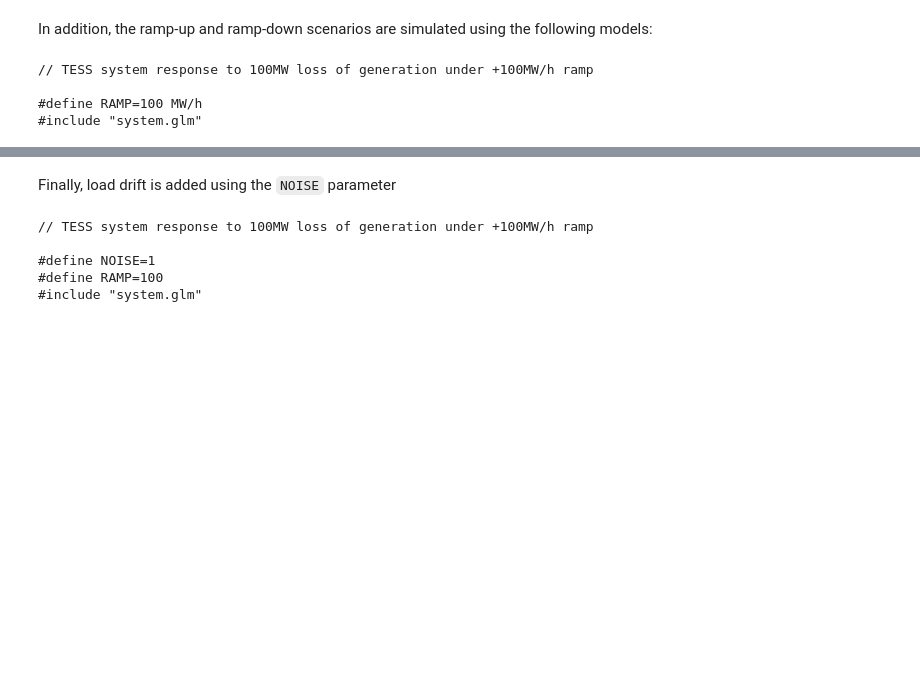
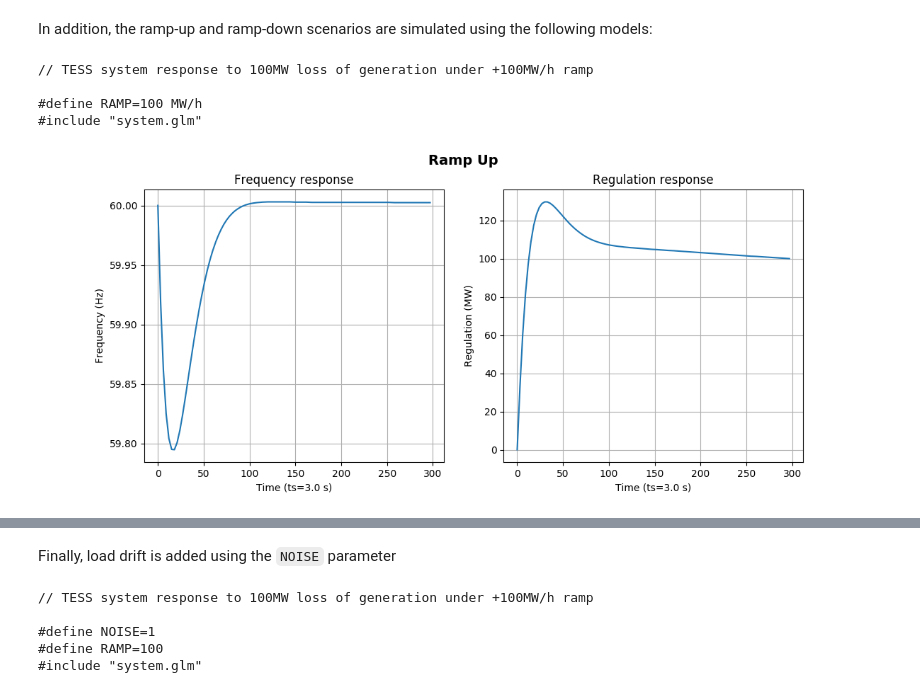
Before and after one commit to slacgismo/TESS, a Jupyter notebook: analysis/stability/TESS Stability Analysis.ipynb, the cells around one changed output, grey strips where cells are left out. Drawn from its saved outputs; the diff is of its cells as text; code cells hidden in the pictures; blank space fills up the shorter version.

```diff
--- a/analysis/stability/TESS Stability Analysis.ipynb
+++ b/analysis/stability/TESS Stability Analysis.ipynb
@@ -56,8 +55,10 @@ In addition, the ramp-up and ramp-down scenarios are simulated using the followi
 # %%
 !cat ramp_up.glm
 !gridlabd ramp_up.glm
+Image("png/ramp_up.png")
 # %% [output]
 // TESS system response to 100MW loss of generation under +100MW/h ramp
 
 #define RAMP=100 MW/h
 #include "system.glm"
+[figure, added]
```
Also changed, not shown: parts of 9 cells of this notebook.
